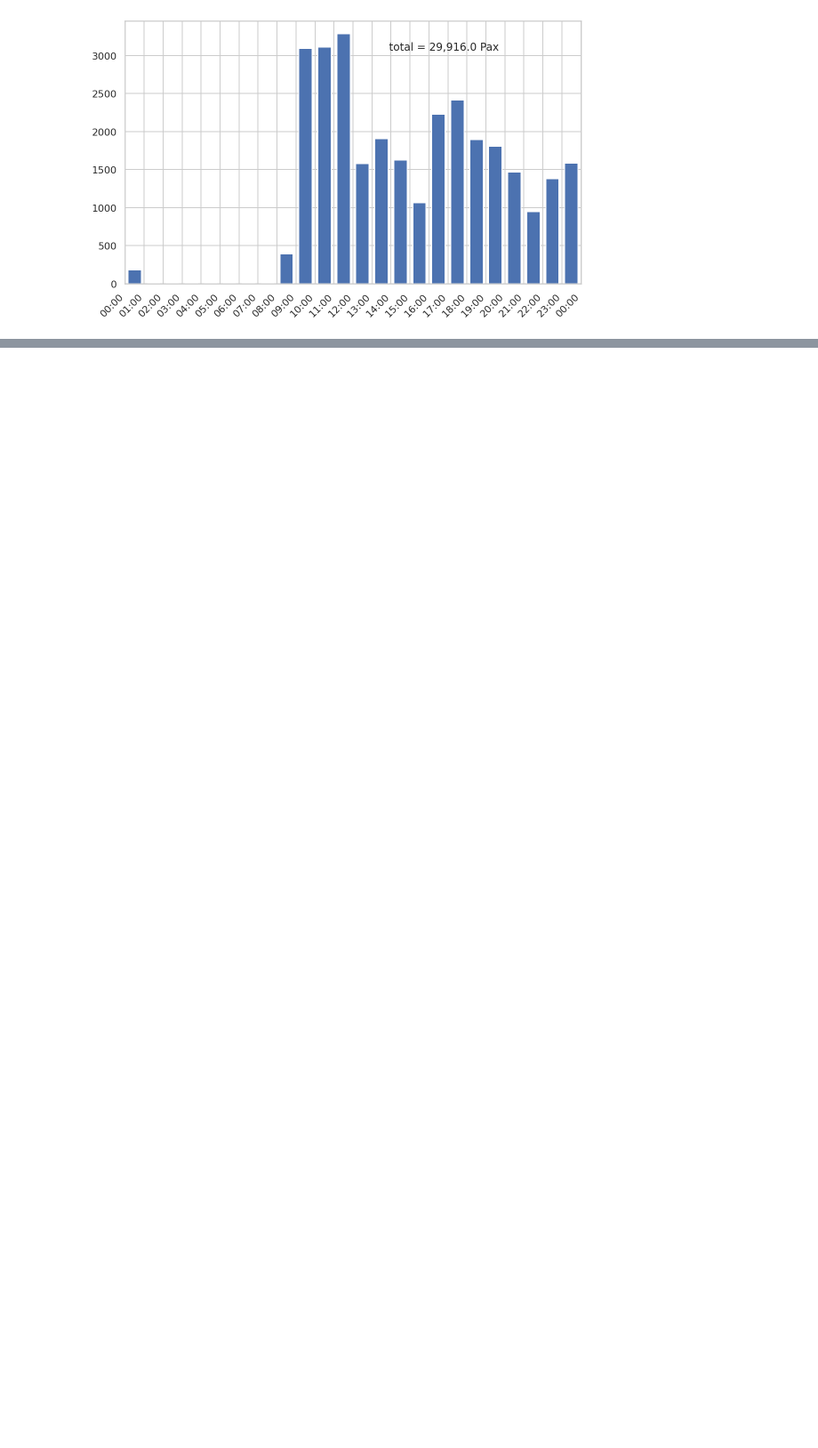
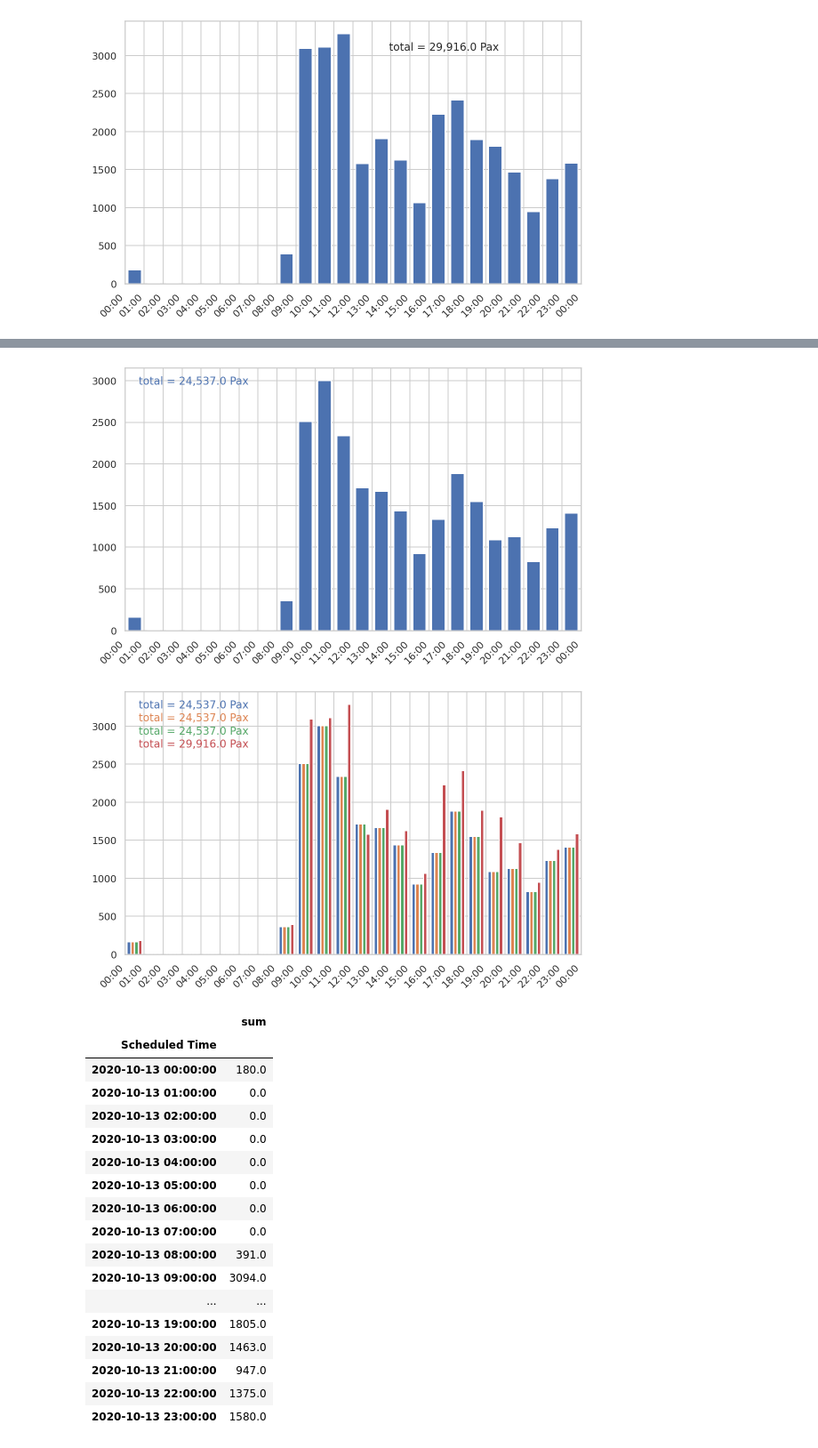
Before and after one commit to AntoineGlacet/KAPpaxsim, a Jupyter notebook: notebooks/stripped/4F_capacity_220725.ipynb, the cells around one changed output, grey strips where cells are left out. Shown: that part at 89% size. Saved outputs shown, nothing was run; the diff lists cells and outputs as text; code cells hidden in the pictures; blank space fills up the shorter version.

```diff
--- a/notebooks/stripped/4F_capacity_220725.ipynb
+++ b/notebooks/stripped/4F_capacity_220725.ipynb
@@ -152,0 +80,24 @@ plt.show()
+# %%
+plot_compare = dct_simparam[2023].plot_std()
+dct_simparam[2024].plot_std(compare_with=[plot_compare, plot_compare, plot_compare])
+# %% [output]
+[figure, added]
+[figure, added]
+|  | sum |
+| Scheduled Time |  |
+| 2020-10-13 00:00:00 | 180.0 |
+| 2020-10-13 01:00:00 | 0.0 |
+| 2020-10-13 02:00:00 | 0.0 |
+| 2020-10-13 03:00:00 | 0.0 |
+| 2020-10-13 04:00:00 | 0.0 |
+| 2020-10-13 05:00:00 | 0.0 |
+| 2020-10-13 06:00:00 | 0.0 |
+| 2020-10-13 07:00:00 | 0.0 |
+| 2020-10-13 08:00:00 | 391.0 |
+| 2020-10-13 09:00:00 | 3094.0 |
+| ... | ... |
+| 2020-10-13 19:00:00 | 1805.0 |
+| 2020-10-13 20:00:00 | 1463.0 |
+| 2020-10-13 21:00:00 | 947.0 |
+| 2020-10-13 22:00:00 | 1375.0 |
+| 2020-10-13 23:00:00 | 1580.0 |
```
Also changed, not shown: parts of 5 cells of this notebook, 1 other file.
